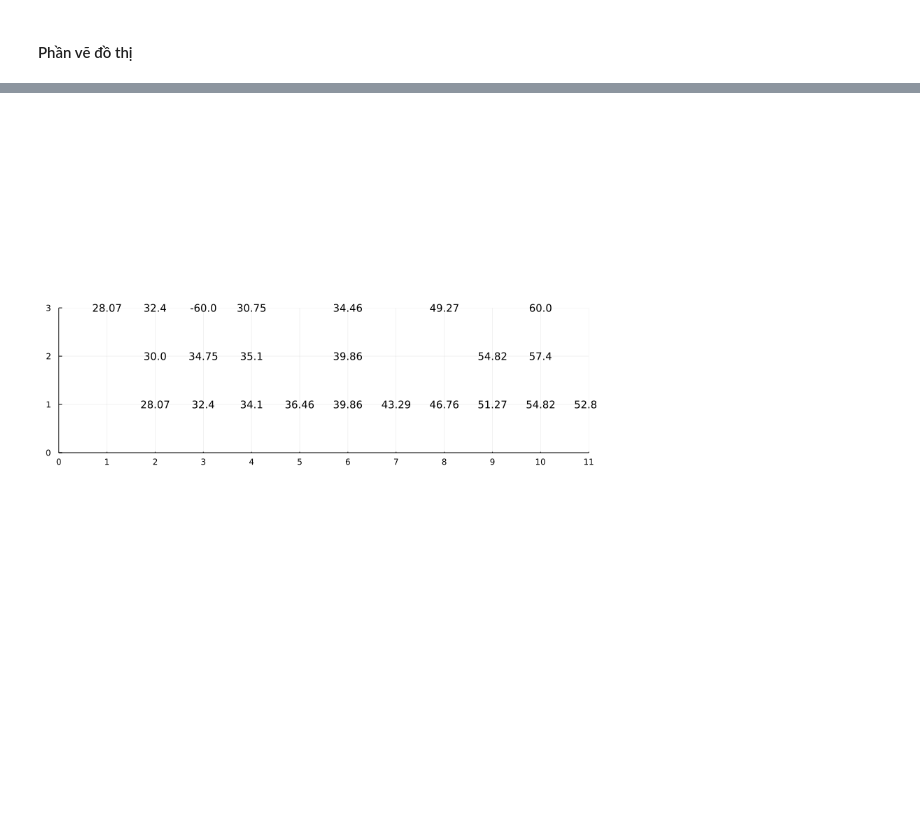
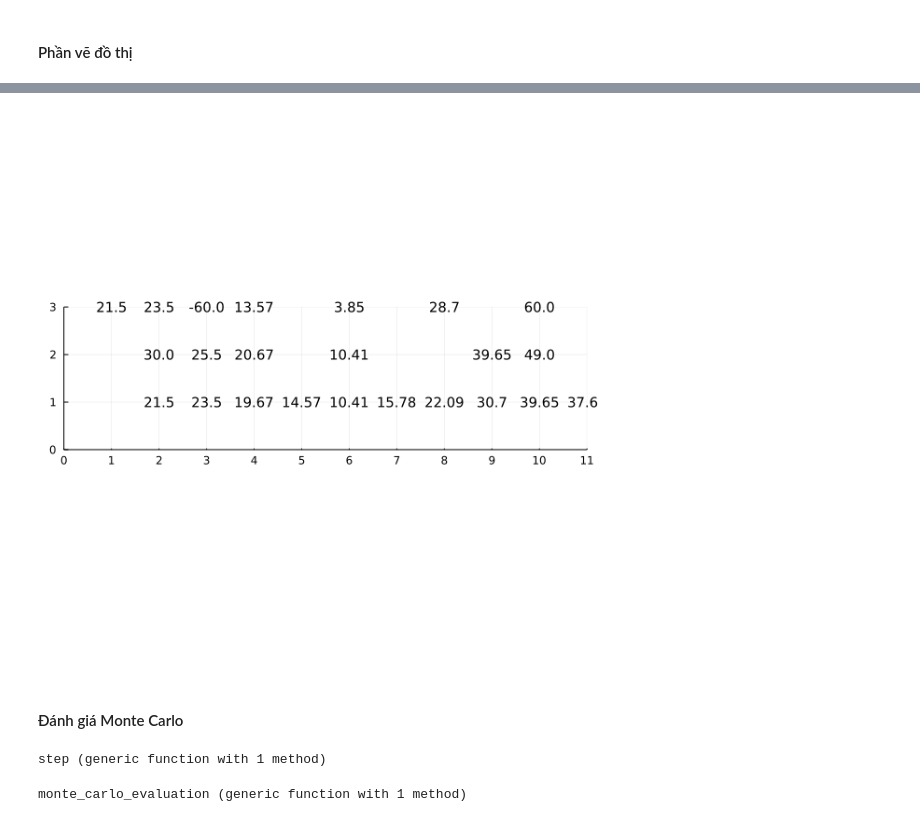
Before and after one commit to lenhatquang97/Julia-Hex-World, a Jupyter notebook: valueIteration.ipynb, the cells around one changed output, grey strips where cells are left out. Drawn from its saved outputs; the diff is of its cells as text; code cells hidden in the pictures; blank space fills up the shorter version.

```diff
--- a/valueIteration.ipynb
+++ b/valueIteration.ipynb
@@ -179,7 +192,7 @@ state =  [(2,1), (3,1), (4,1), (5,1), (6,1), (7,1), (8,1), (9,1), (10,1), (11,1)
 (2,2), (3,2), (4,2), (6,2), (9,2), (10,2),
 (1,3), (2,3), (3,3), (4,3), (6,3), (8,3), (10,3)]
 #Discount factor
-discount_factor = 0.99
+discount_factor = 0.85
 function T(s,a,s′)
     if !check_key((s,a,s′), dict_T)
         return 0
@@ -293,10 +305,57 @@ heatmap(xs,ys,z,aspect_ratio=1,c=palette([:purple, :green], 10),size=(800,800))
 # %%
 hex_rewards = Dict{Tuple{Int,Int}, Float64}(
     (2,2) =>  5.0,
     (3,3) => -10.0,
     (10,3) =>  10.0,
 )
-plot(xticks = 0:a, yticks = 0:b, xlim = (0, a), ylim = (0,b), aspect_ratio = 1, annotationfontsize=10, size=(800,800))
+plot(xticks = 0:a, yticks = 0:b, xlim = (0, a), ylim = (0,b), aspect_ratio = 1, annotationfontsize=10, size=(600,600))
 annotate!(map(x -> x[1],state),map(x -> x[2],state),map(x -> floor(x,digits=2),value))
 # %% [output]
-[figure, old version]
+[figure, new version]
+# %% [markdown]
+#### Đánh giá Monte Carlo
+# %%
+function step(start)
+    sumExUtil = 0
+    count = 0
+    decider = start
+    maxReward = 0
+
+    while true
+        flagStop = 1
+        neighbors = hex_neighbors(decider)
+        for neigh in neighbors
+            if check_in(neigh,state)
+                tmpIndex = findfirst(x -> x == neigh, state)
+                if value[tmpIndex] >= maxReward
+                    decider = neigh
+                    maxReward = value[tmpIndex]
+                    flagStop = 0
+                end
+            end
+        end
+        sumExUtil += maxReward
+        count += 1
+        if flagStop == 1
+            break
+        end
+    end
+    return sumExUtil / count
+end
+# %% [output]
+step (generic function with 1 method)
+# %%
+function monte_carlo_evaluation(times)
+    result = 0
+    randomIndex = -1
+    while true
+        randomIndex = rand(1:length(state))
+        check_key(state[randomIndex],hex_rewards) || break
+    end
+    for i in 1:times
+        result += step(state[randomIndex])
+    end
+    return result/times
+end
+# %% [output]
+monte_carlo_evaluation (generic function with 1 method)
```
Also changed, not shown: parts of 7 cells of this notebook, 1 other file.
